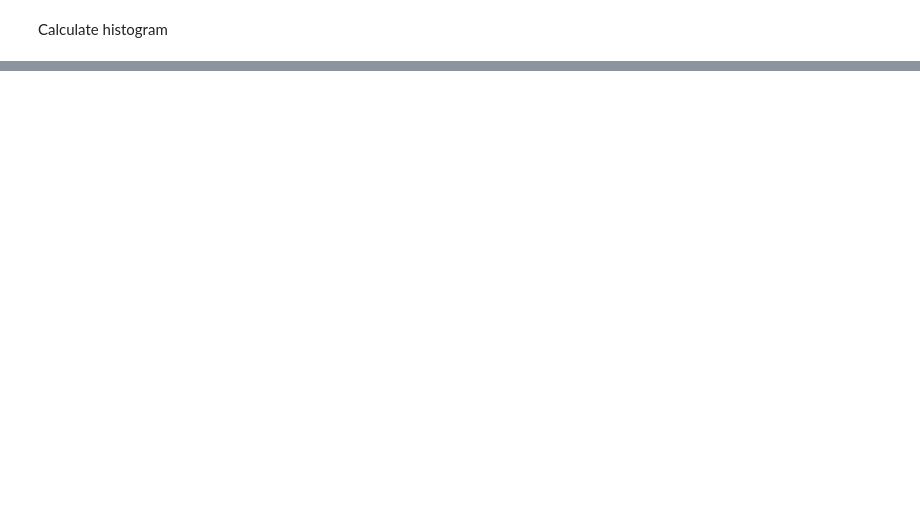
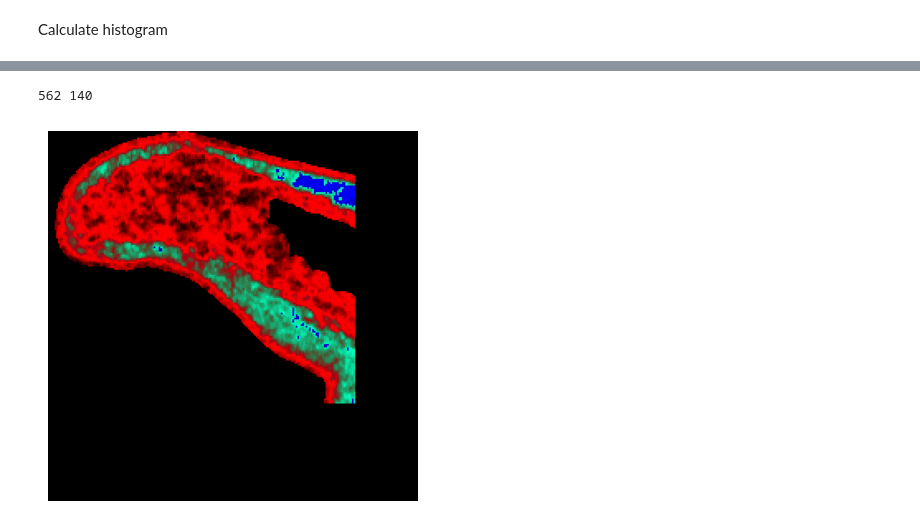
Before and after one commit to KananatSSN/Project_TMJOA, a Jupyter notebook: 2D_Pipeline/6exp_extract2Dlayer.ipynb, the cells around one changed output, grey strips where cells are left out. Cells and saved outputs as stored; diff of their text form; code cells hidden in the pictures; blank space fills up the shorter version.

```diff
--- a/2D_Pipeline/6exp_extract2Dlayer.ipynb
+++ b/2D_Pipeline/6exp_extract2Dlayer.ipynb
@@ -401,0 +500,48 @@ plt.show()
+# %%
+filepath = r'D:\Kananat\_dataset\val\58-42016 L.nii.gz'
+
+voxel = file_to_ndarray(filepath)
+
+slice_2d = voxel[112, :, :]
+
+# Target pixel value of 100 with some variance
+target_mean = 313
+variance = 23000  # Wide variance to show the effect
+
+# Rescale the image
+rescaled_image_air = rescale_by_probability(slice_2d, target_mean, variance)
+
+# Target pixel value of 100 with some variance
+target_mean = 875
+variance = 34000  # Wide variance to show the effect
+
+# Rescale the image
+rescaled_image_bone = rescale_by_probability(slice_2d, target_mean, variance)
+
+a = 313
+b = 875
+adjust_const = 0.25
+adjust = int((b-a)*adjust_const)
+print(b-a, adjust)
+
+area_of_uncertainty = rescale_range(slice_2d, a+adjust, b-adjust)
+
+import numpy as np
+import matplotlib.pyplot as plt
+
+# Assuming you have three 2D arrays of the same shape
+# Convert them to uint8 if they aren't already
+red = rescaled_image_air.astype(np.uint8)
+green = area_of_uncertainty.astype(np.uint8)
+blue = rescaled_image_bone.astype(np.uint8)
+
+# Combine into RGB
+rgb_image = np.stack([red, green, blue], axis=2)
+
+# Display the image
+plt.imshow(rgb_image)
+plt.axis('off')
+plt.show()
+# %% [output]
+562 140
+[figure, added]
```
Also changed, not shown: parts of 5 cells of this notebook.
